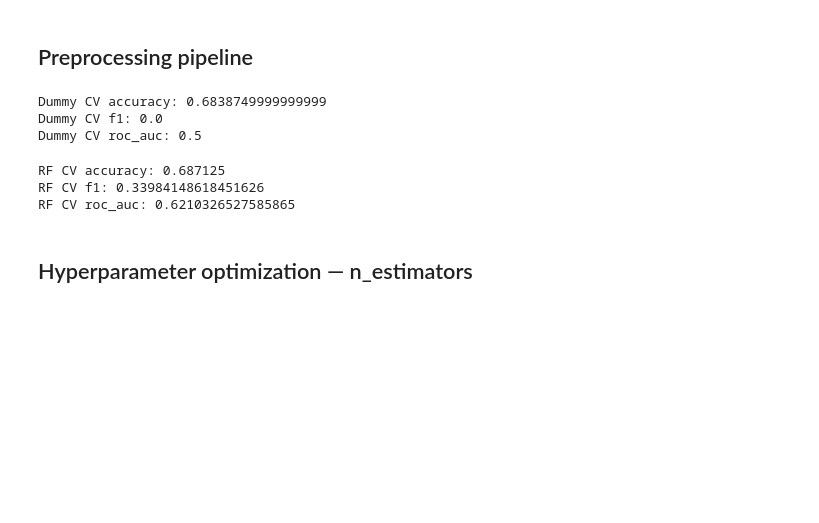
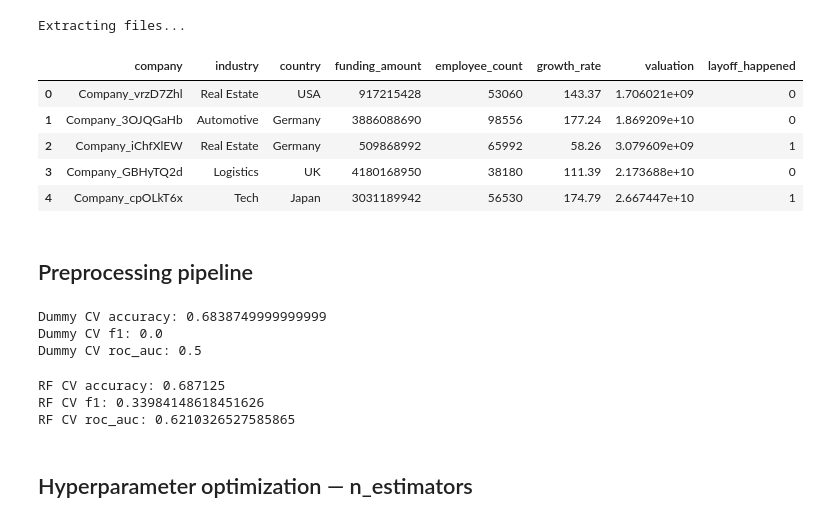
Before and after one commit to sidharthmirch/layoffs, a Jupyter notebook: classifier.ipynb, the cells around one changed output. Saved outputs shown, nothing was run; the diff lists cells and outputs as text; code cells hidden in the pictures; blank space fills up the shorter version.

Commit message:
implement data_loader.py - fixed remote colab kernel specific loading issues

```diff
--- a/classifier.ipynb
+++ b/classifier.ipynb
@@ -1,5 +22,8 @@
 # %%
 import pandas as pd
-from data_loader import load_data
+from layoffs.data_loader import load_data
 
 train_df, test_df = load_data()
+
+train_df.head()
+# %% [output]
@@ -6,3 +31,10 @@ train_df, test_df = load_data()
+Extracting files...
+|  | company | industry | country | funding_amount | employee_count | growth_rate | valuation | layoff_happened |
+| 0 | Company_vrzD7Zhl | Real Estate | USA | 917215428 | 53060 | 143.37 | 1.706021e+09 | 0 |
+| 1 | Company_3OJQGaHb | Automotive | Germany | 3886088690 | 98556 | 177.24 | 1.869209e+10 | 0 |
+| 2 | Company_iChfXlEW | Real Estate | Germany | 509868992 | 65992 | 58.26 | 3.079609e+09 | 1 |
+| 3 | Company_GBHyTQ2d | Logistics | UK | 4180168950 | 38180 | 111.39 | 2.173688e+10 | 0 |
+| 4 | Company_cpOLkT6x | Tech | Japan | 3031189942 | 56530 | 174.79 | 2.667447e+10 | 1 |
 # %% [markdown]
 ## Preprocessing pipeline
 # %%
```
Also changed, not shown: parts of 2 cells of this notebook, 1 other file.
